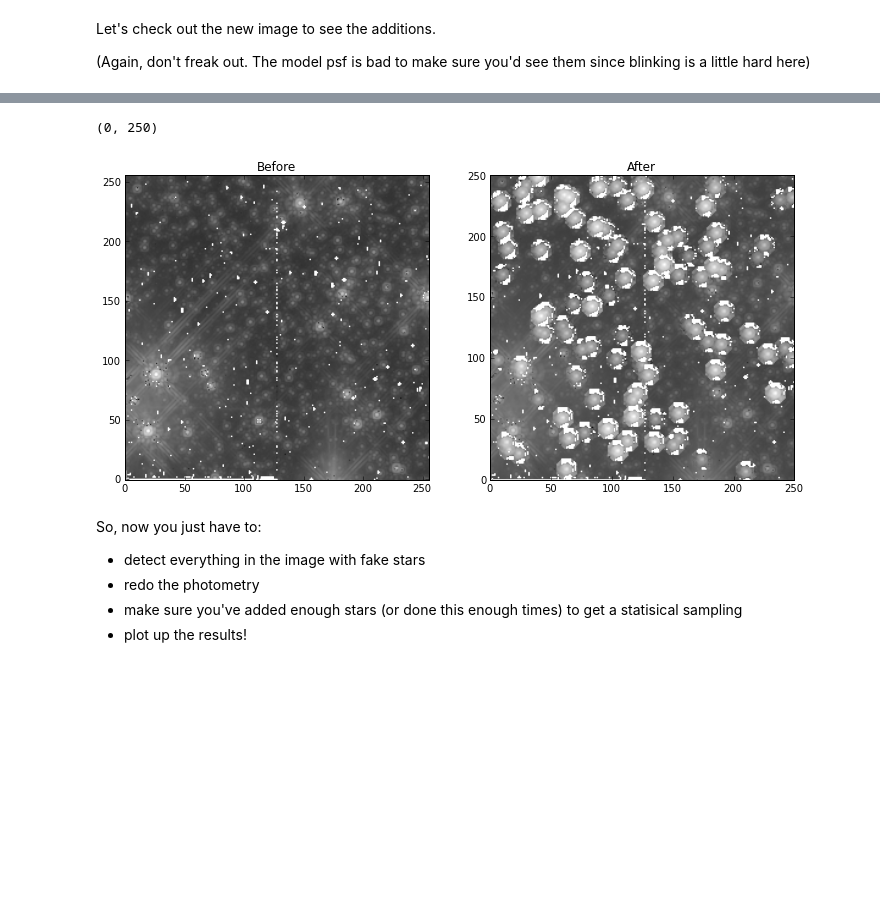
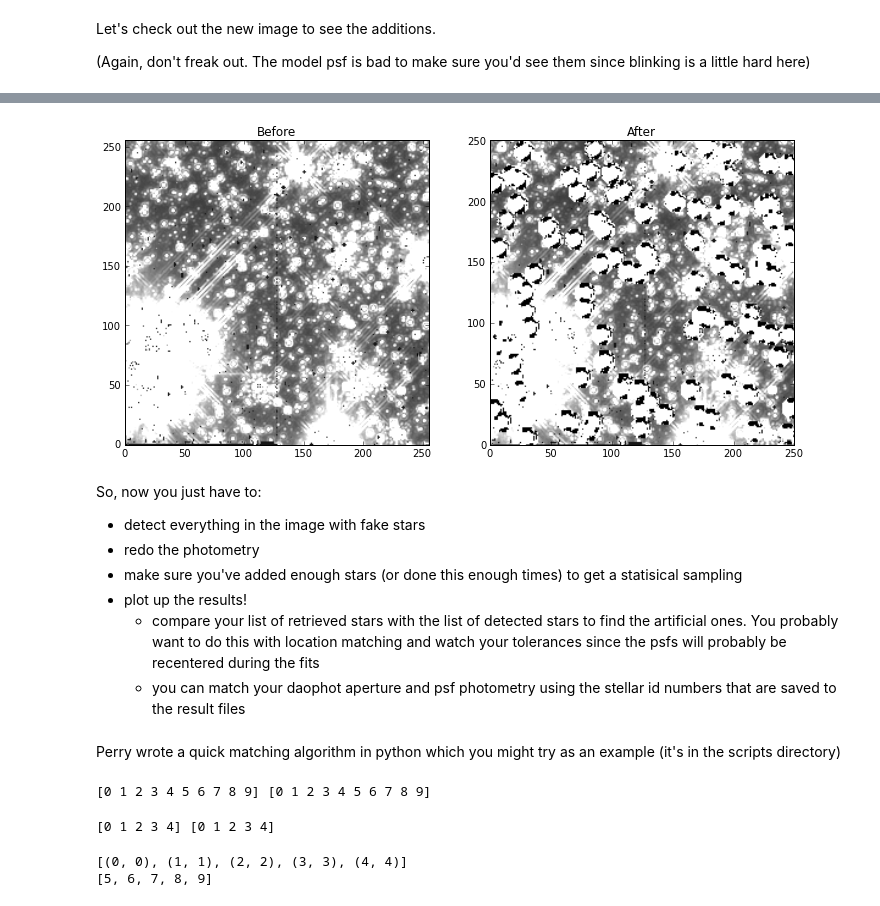
Before and after one commit to spacetelescope/scientific-python-training-2012, a Jupyter notebook: lecture_notebooks/Session4_phot_2.ipynb, the cells around one changed output, grey strips where cells are left out. Drawn from its saved outputs; the diff is of its cells as text; code cells hidden in the pictures; blank space fills up the shorter version.

```diff
--- a/lecture_notebooks/Session4_phot_2.ipynb
+++ b/lecture_notebooks/Session4_phot_2.ipynb
@@ -840,12 +854,12 @@ fig.set_figheight(12) #inches
 fig.set_figwidth(12) #inches
 # Shows original science image
 ax1 = fig.add_subplot(121)
-ax1.imshow(np.log10(realstars), cmap=plt.cm.gray)
+ax1.imshow(realstars,vmin=-0.1,vmax=1, cmap=plt.cm.gray)
 ax1.set_title('Before')
 
 # Shows science image with fake stars
 ax2 = fig.add_subplot(122)
-ax2.imshow(np.log10(artstars), cmap=plt.cm.gray)
+ax2.imshow(artstars,vmin=-0.1,vmax=1, cmap=plt.cm.gray)
 ax2.set_title('After')
 ax2.set_xlim(0, 250)
 ax2.set_ylim(0, 250)
@@ -857,5 +868,4 @@ WARNING: RuntimeWarning: invalid value encountered in log10 [unknown]
-(0, 250)
-[figure, old version]
+[figure, new version]
 # %% [markdown]
 So, now you just have to:
 
@@ -863,3 +873,28 @@ So, now you just have to:
 * redo the photometry
 * make sure you've added enough stars (or done this enough times) to get a statisical sampling
 * plot up the results!
+    * compare your list of retrieved stars with the list of detected stars to find the artificial ones. You probably want to do this with location matching and watch your tolerances since the psfs will probably be recentered during the fits
+    * you can match your daophot aperture and psf photometry using the stellar id numbers that are saved to the result files
+# %% [markdown]
+Perry wrote a quick matching algorithm in python which you might try as an example (it's in the scripts directory)
+# %%
+import match
+#lets make a quick list of numbers to match
+xin=np.arange(10)
+yin=np.arange(10)
+print(xin,yin)
+# %% [output]
+[0 1 2 3 4 5 6 7 8 9] [0 1 2 3 4 5 6 7 8 9]
+# %%
+xfake=np.arange(5)
+yfake=np.arange(5)
+print(xfake,yfake)
+# %% [output]
+[0 1 2 3 4] [0 1 2 3 4]
+# %%
+good, nomatch = match.match(xin,yin,xfake,yfake,1) #match with a tolerance of 1
+print(good)
+print(nomatch)
+# %% [output]
+[(0, 0), (1, 1), (2, 2), (3, 3), (4, 4)]
+[5, 6, 7, 8, 9]
```
Also changed, not shown: parts of 21 cells of this notebook, 6 other files.
